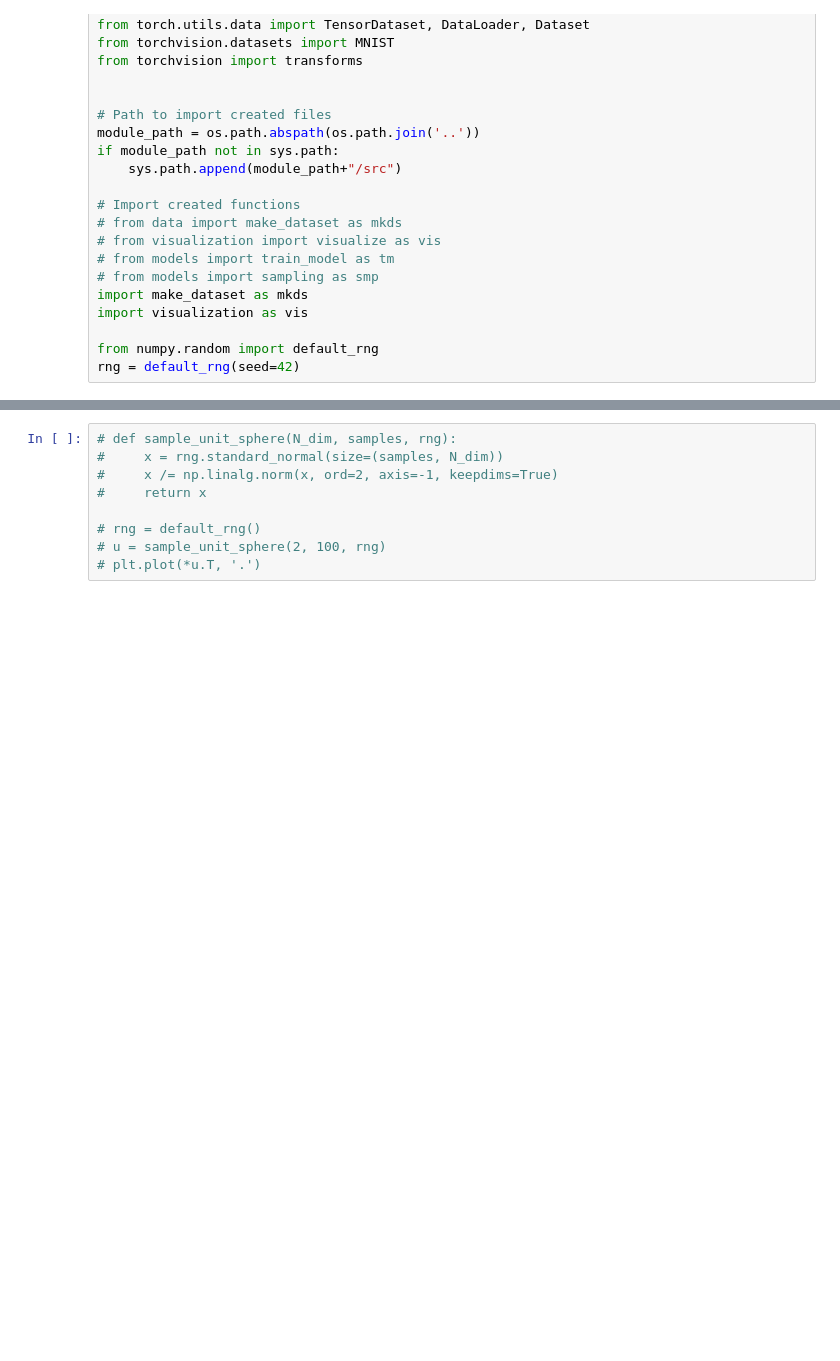
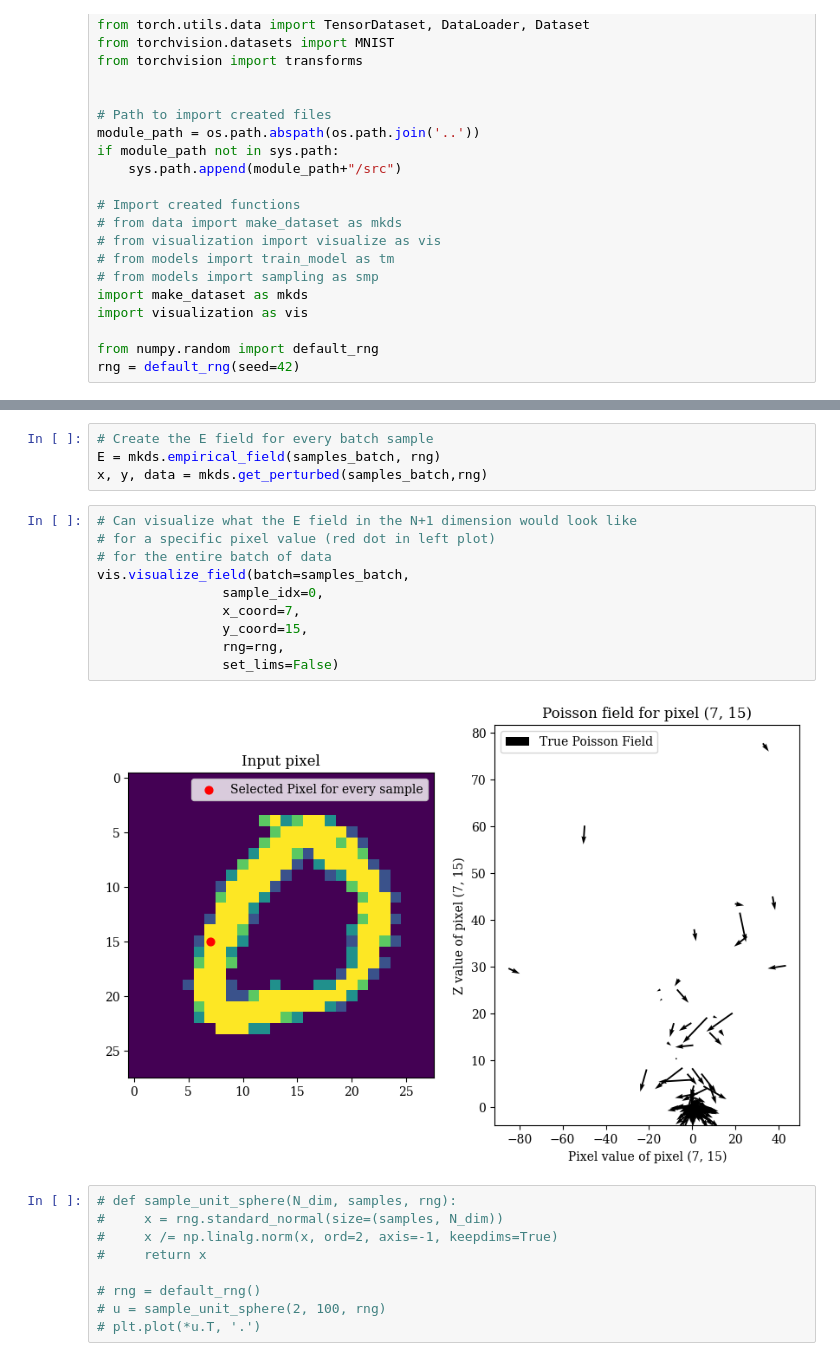
Before and after one commit to MatthewDowicz/PFGM_MNIST, a Jupyter notebook: script_testing.ipynb, the cells around one changed output, grey strips where cells are left out. Saved outputs shown, nothing was run; the diff lists cells and outputs as text; blank space fills up the shorter version.

Commit message:
Added functionality that calculates and visualizes the empirical field for the MNIST data.

```diff
--- a/script_testing.ipynb
+++ b/script_testing.ipynb
@@ -82,3 +88,19 @@ vis.perturb_scatter(samples_batch, rng, M=10)
+# %%
+# Create the E field for every batch sample
+E = mkds.empirical_field(samples_batch, rng)
+x, y, data = mkds.get_perturbed(samples_batch,rng)
+# %%
+# Can visualize what the E field in the N+1 dimension would look like
+# for a specific pixel value (red dot in left plot)
+# for the entire batch of data
+vis.visualize_field(batch=samples_batch,
+                sample_idx=0,
+                x_coord=7,
+                y_coord=15,
+                rng=rng,
+                set_lims=False)
+# %% [output]
+[figure, added]
 # %%
 # def sample_unit_sphere(N_dim, samples, rng):
 #     x = rng.standard_normal(size=(samples, N_dim))
```
Also changed, not shown: parts of 5 cells of this notebook.
